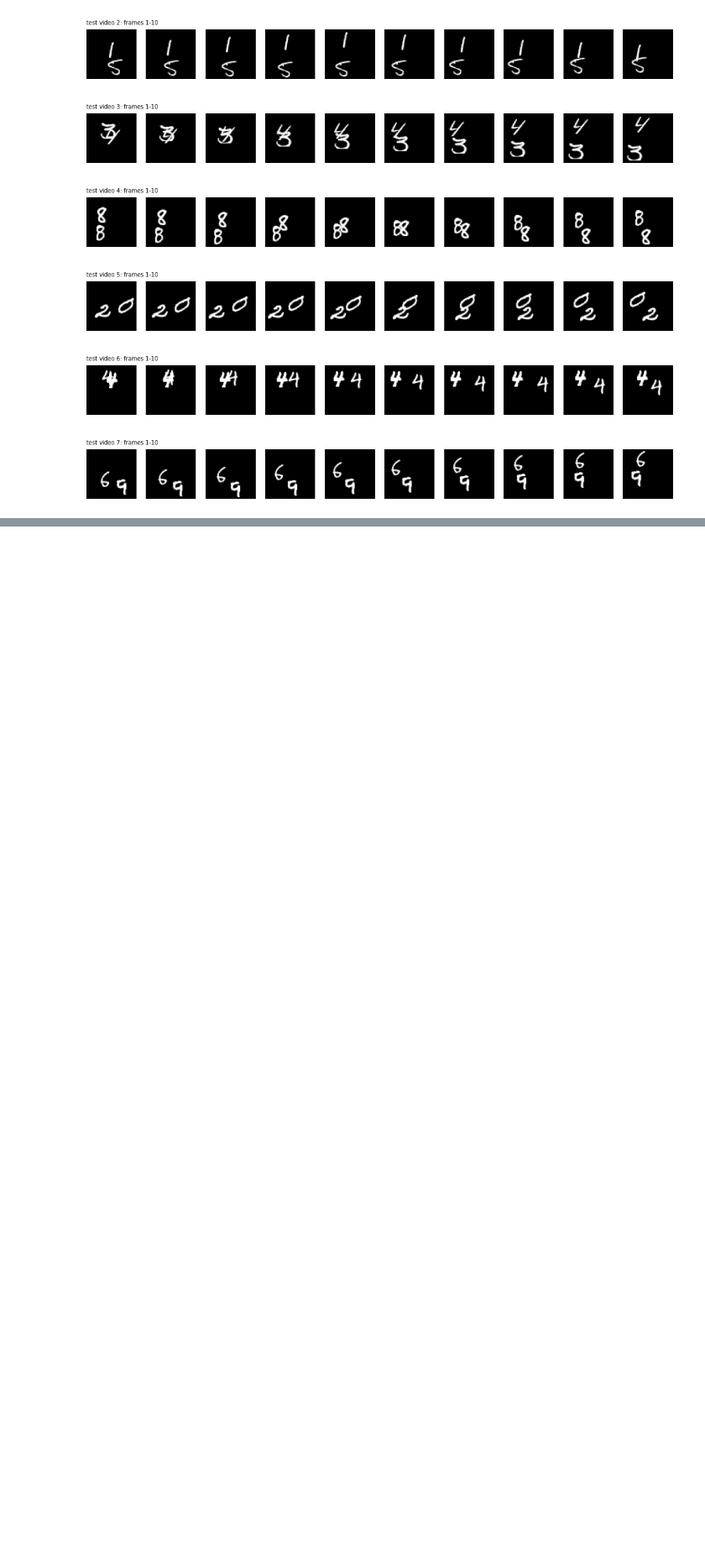
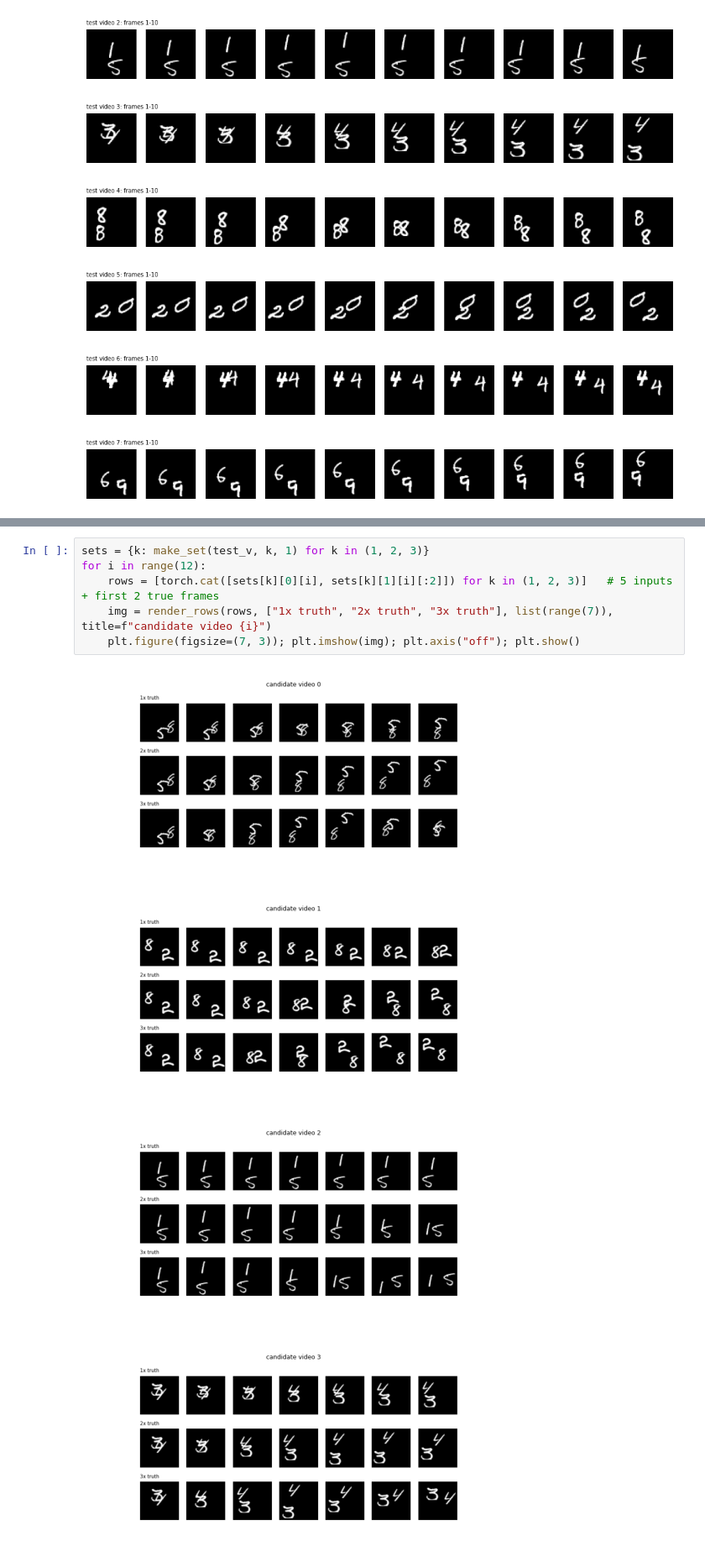
Before and after one commit to ibrahim234523/DLSTG_PA2, a Jupyter notebook: q2/q2_experiments.ipynb, the cells around one changed output, grey strips where cells are left out. Shown at 84% size. Cells and saved outputs as stored; diff of their text form; blank space fills up the shorter version.

```diff
--- a/q2/q2_experiments.ipynb
+++ b/q2/q2_experiments.ipynb
@@ -470,0 +580,11 @@ Saved successfully to: /Users/ibrahimanwar/Desktop/DL4STG_PA2 2/question2/DLSTG_
+# %%
+sets = {k: make_set(test_v, k, 1) for k in (1, 2, 3)}
+for i in range(12):
+    rows = [torch.cat([sets[k][0][i], sets[k][1][i][:2]]) for k in (1, 2, 3)]   # 5 inputs + first 2 true frames
+    img = render_rows(rows, ["1x truth", "2x truth", "3x truth"], list(range(7)), title=f"candidate video {i}")
+    plt.figure(figsize=(7, 3)); plt.imshow(img); plt.axis("off"); plt.show()
+# %% [output]
+[figure, added]
+[figure, added]
+[figure, added]
+[figure, added]
```
Also changed, not shown: parts of 9 cells of this notebook, 10 other files.
